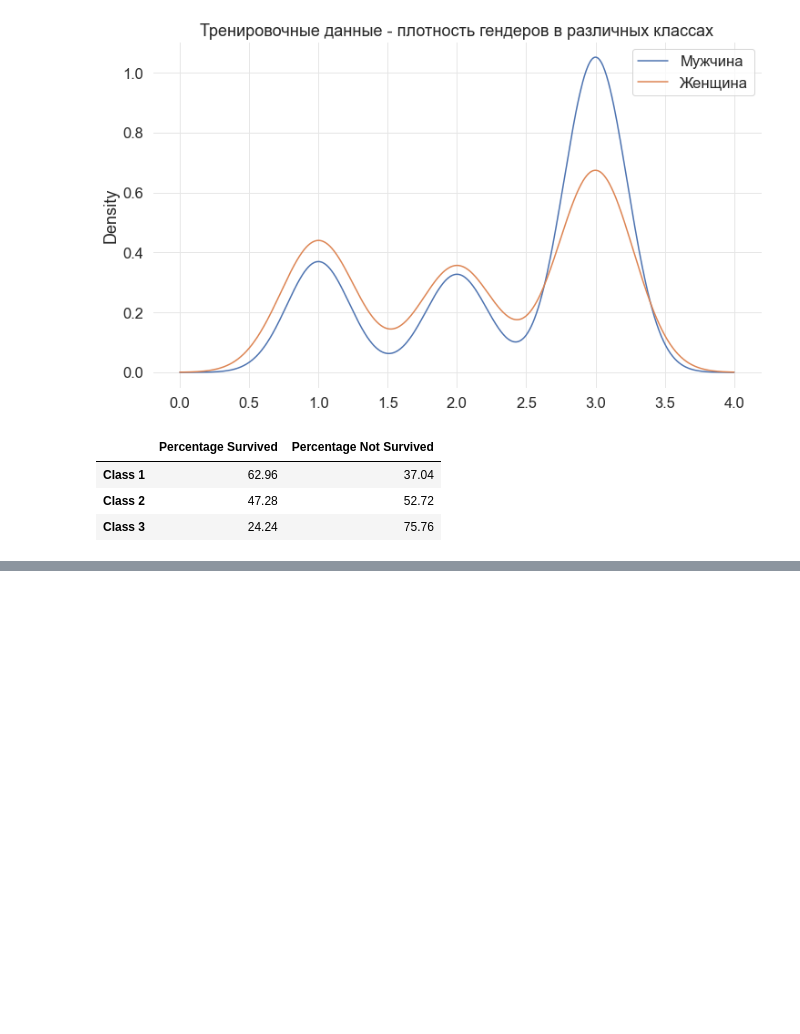
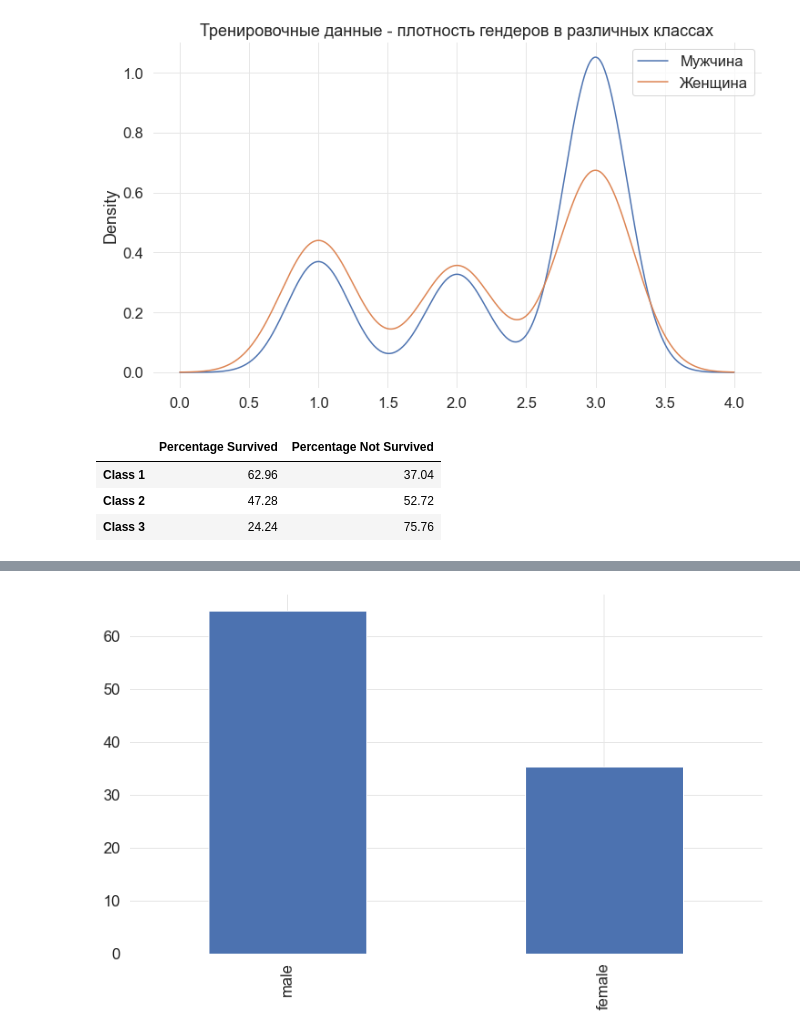
Before and after one commit to Moootya/Ml-Titanic, a Jupyter notebook: main.ipynb, the cells around one changed output, grey strips where cells are left out. Saved outputs shown, nothing was run; the diff lists cells and outputs as text; code cells hidden in the pictures; blank space fills up the shorter version.

```diff
--- a/main.ipynb
+++ b/main.ipynb
@@ -184,0 +202,4 @@ pclass_perc_df
+# %%
+fig_sex = (train_data.Sex.value_counts(normalize = True) * 100).plot.bar()
+# %% [output]
+[figure, added]
```
Also changed, not shown: parts of 36 cells of this notebook, 1 other file.
